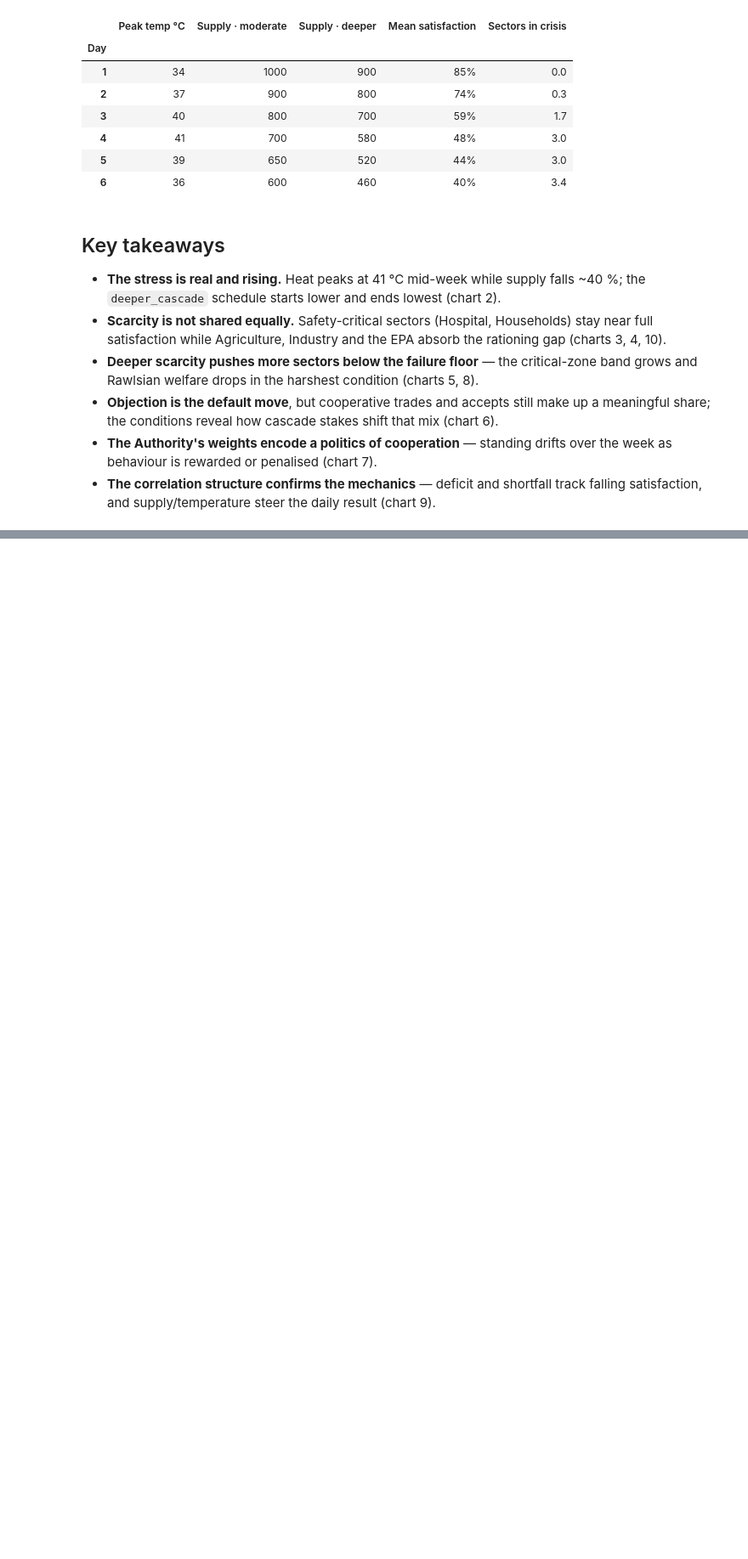
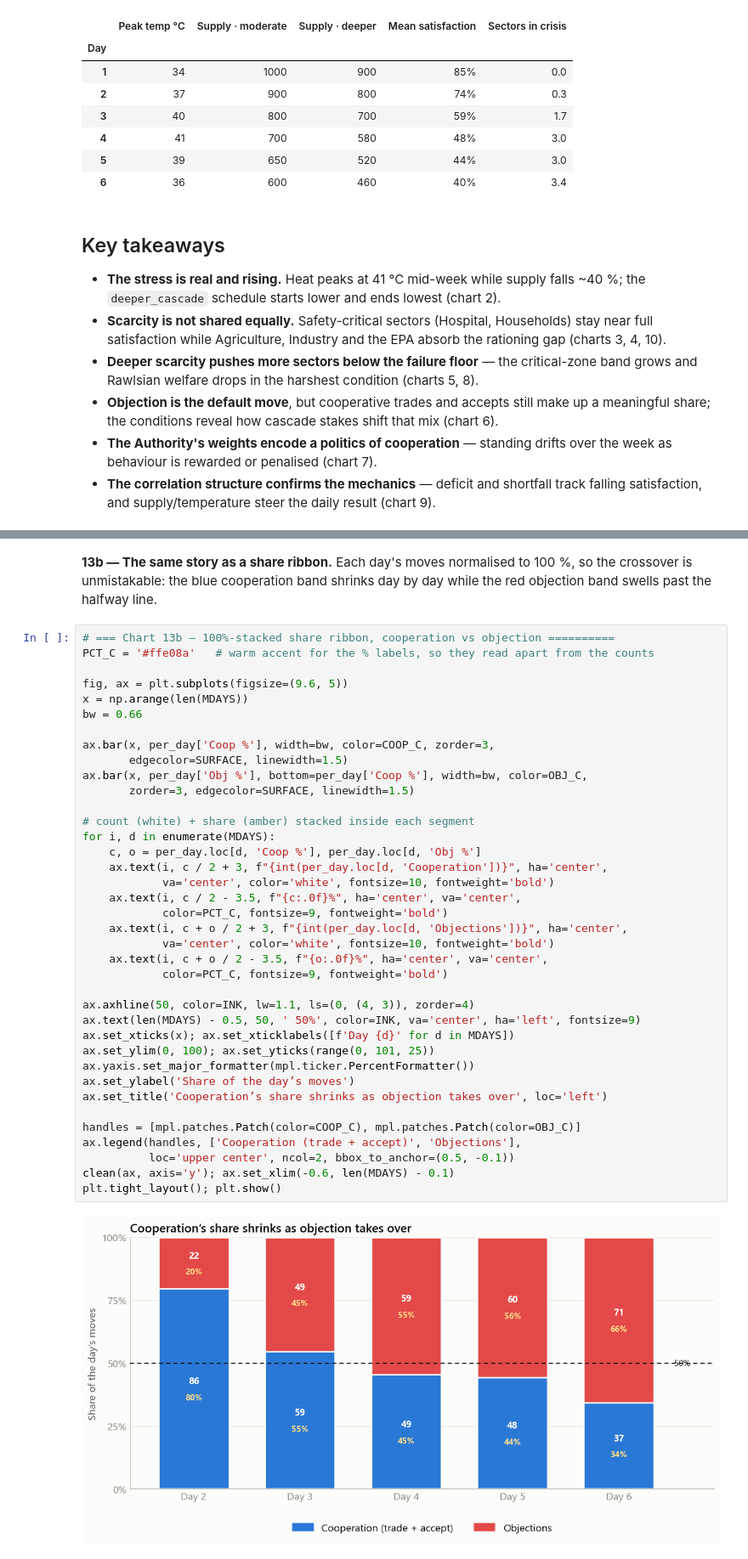
Before and after one commit to BhuvaneshWadhwani/heatwave-water-scarcity-simulation, a Jupyter notebook: VISUAL/simulation_analysis.ipynb, the cells around one changed output, grey strips where cells are left out. Shown at 85% size. Saved outputs shown, nothing was run; the diff lists cells and outputs as text; blank space fills up the shorter version.

```diff
--- a/VISUAL/simulation_analysis.ipynb
+++ b/VISUAL/simulation_analysis.ipynb
@@ -724,0 +780,44 @@ Table 3 · Daily system tracker (averaged across all runs)
+# %% [markdown]
+**13b — The same story as a share ribbon.** Each day's moves normalised to 100 %, so
+the crossover is unmistakable: the blue cooperation band shrinks day by day while the
+red objection band swells past the halfway line.
+# %%
+# === Chart 13b — 100%-stacked share ribbon, cooperation vs objection ==========
+PCT_C = '#ffe08a'   # warm accent for the % labels, so they read apart from the counts
+
+fig, ax = plt.subplots(figsize=(9.6, 5))
+x = np.arange(len(MDAYS))
+bw = 0.66
+
+ax.bar(x, per_day['Coop %'], width=bw, color=COOP_C, zorder=3,
+       edgecolor=SURFACE, linewidth=1.5)
+ax.bar(x, per_day['Obj %'], bottom=per_day['Coop %'], width=bw, color=OBJ_C,
+       zorder=3, edgecolor=SURFACE, linewidth=1.5)
+
+# count (white) + share (amber) stacked inside each segment
+for i, d in enumerate(MDAYS):
+    c, o = per_day.loc[d, 'Coop %'], per_day.loc[d, 'Obj %']
+    ax.text(i, c / 2 + 3, f"{int(per_day.loc[d, 'Cooperation'])}", ha='center',
+            va='center', color='white', fontsize=10, fontweight='bold')
+    ax.text(i, c / 2 - 3.5, f"{c:.0f}%", ha='center', va='center',
+            color=PCT_C, fontsize=9, fontweight='bold')
+    ax.text(i, c + o / 2 + 3, f"{int(per_day.loc[d, 'Objections'])}", ha='center',
+            va='center', color='white', fontsize=10, fontweight='bold')
+    ax.text(i, c + o / 2 - 3.5, f"{o:.0f}%", ha='center', va='center',
+            color=PCT_C, fontsize=9, fontweight='bold')
+
+ax.axhline(50, color=INK, lw=1.1, ls=(0, (4, 3)), zorder=4)
+ax.text(len(MDAYS) - 0.5, 50, ' 50%', color=INK, va='center', ha='left', fontsize=9)
+ax.set_xticks(x); ax.set_xticklabels([f'Day {d}' for d in MDAYS])
+ax.set_ylim(0, 100); ax.set_yticks(range(0, 101, 25))
+ax.yaxis.set_major_formatter(mpl.ticker.PercentFormatter())
+ax.set_ylabel('Share of the day’s moves')
+ax.set_title('Cooperation’s share shrinks as objection takes over', loc='left')
+
+handles = [mpl.patches.Patch(color=COOP_C), mpl.patches.Patch(color=OBJ_C)]
+ax.legend(handles, ['Cooperation (trade + accept)', 'Objections'],
+          loc='upper center', ncol=2, bbox_to_anchor=(0.5, -0.1))
+clean(ax, axis='y'); ax.set_xlim(-0.6, len(MDAYS) - 0.1)
+plt.tight_layout(); plt.show()
+# %% [output]
+[figure, added]
```
Also changed, not shown: parts of 7 cells of this notebook.
